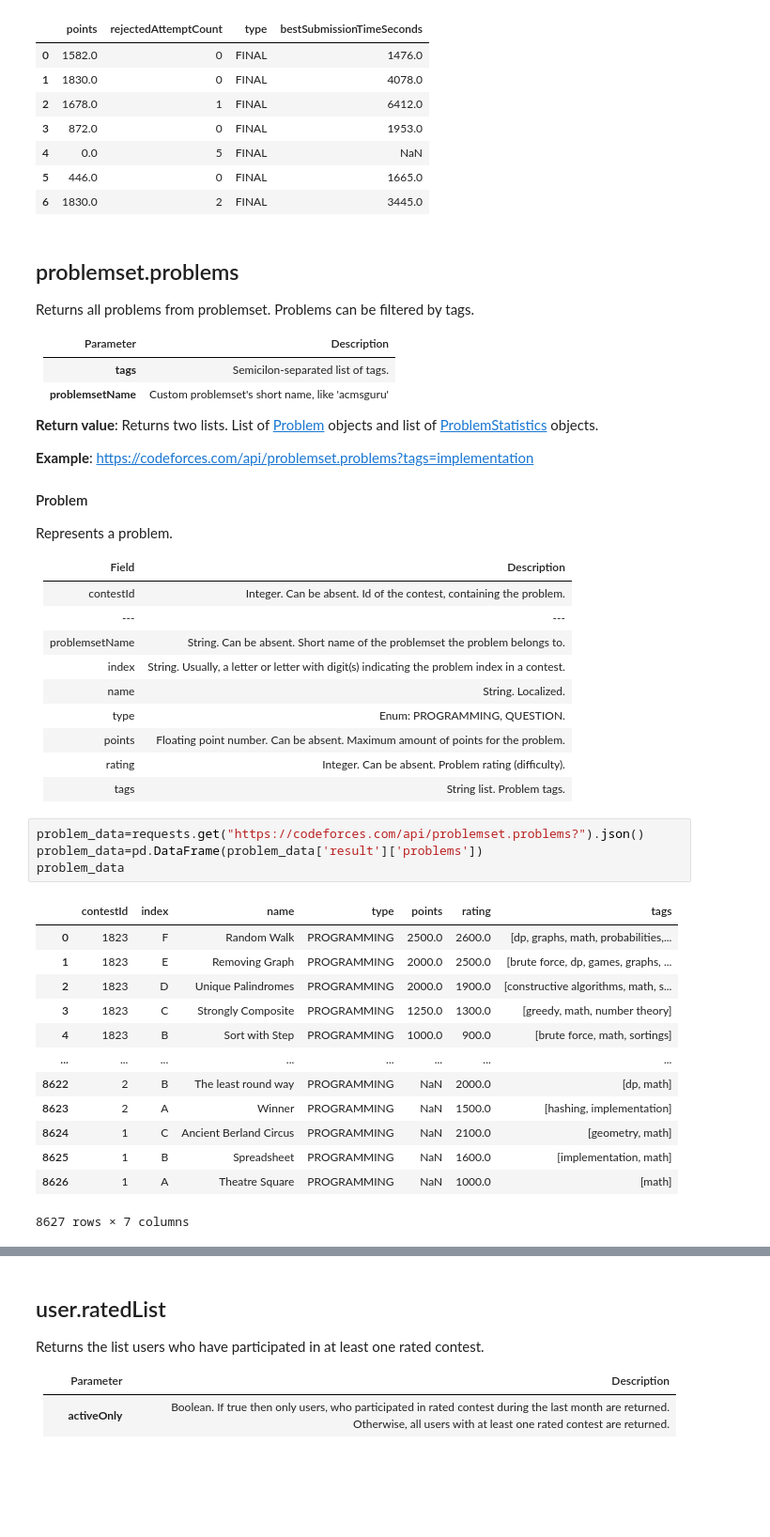
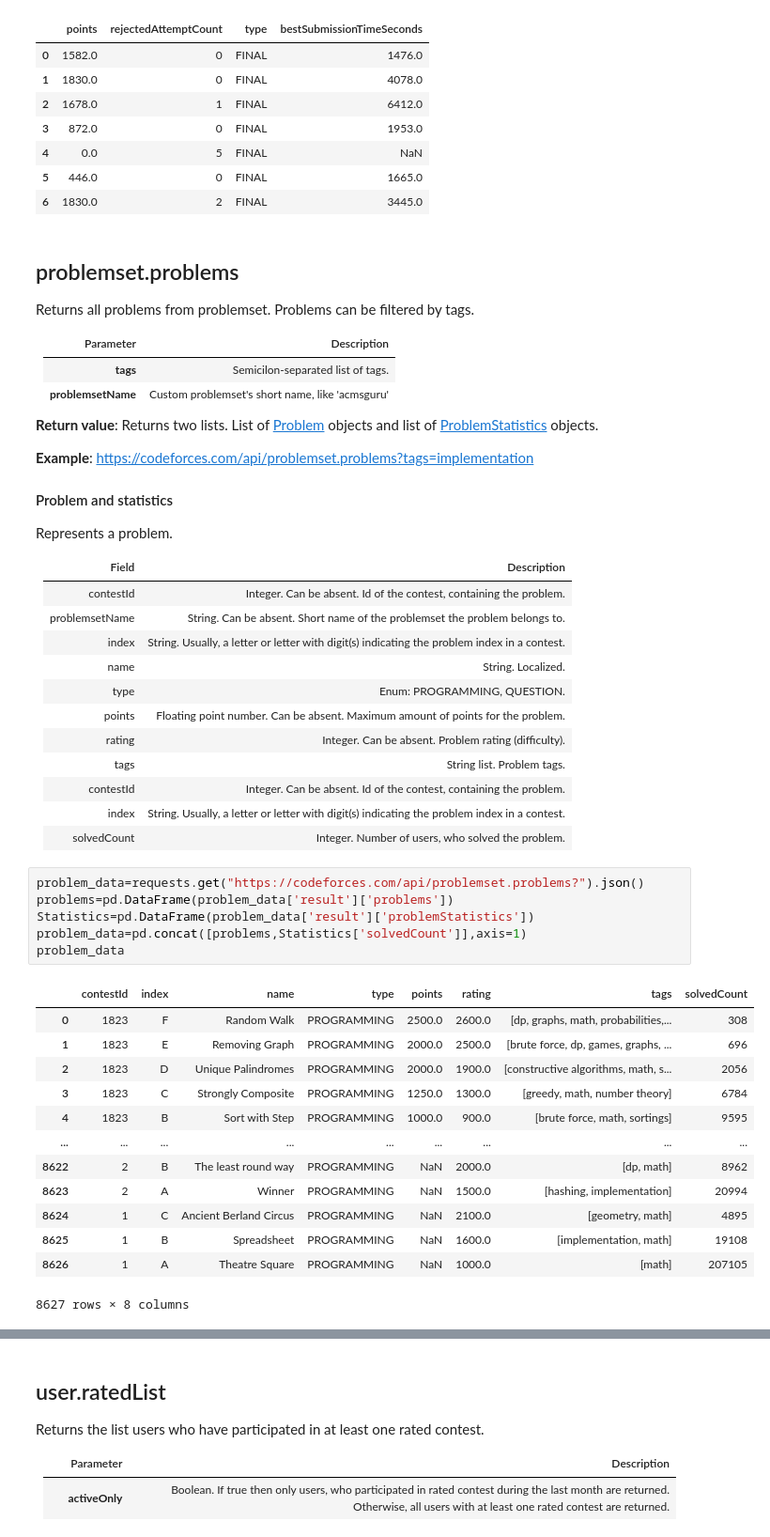
Before and after one commit to Eslam21/Codeforces_data_mining, a Jupyter notebook: Codeforces_Analysis.ipynb, the cells around one changed output, grey strips where cells are left out. Shown at 94% size. Drawn from its saved outputs; the diff is of its cells as text; blank space fills up the shorter version.

```diff
--- a/Codeforces_Analysis.ipynb
+++ b/Codeforces_Analysis.ipynb
@@ -231,14 +231,13 @@ Returns all problems from problemset. Problems can be filtered by tags.
 **Example**: <https://codeforces.com/api/problemset.problems?tags=implementation>
 
 
-#### Problem
+#### Problem and statistics
 
 Represents a problem.
 
 | Field | Description |
 | --- |  --- |
 | contestId | Integer. Can be absent. Id of the contest, containing the problem. |
-| --- |  --- |
 | problemsetName | String. Can be absent. Short name of the problemset the problem belongs to. |
 | index | String. Usually, a letter or letter with digit(s) indicating the problem index in a contest. |
 | name | String. Localized. |
@@ -246,21 +245,26 @@ Represents a problem.
 | points | Floating point number. Can be absent. Maximum amount of points for the problem. |
 | rating | Integer. Can be absent. Problem rating (difficulty). |
 | tags | String list. Problem tags. |
+| contestId | Integer. Can be absent. Id of the contest, containing the problem. |
+| index | String. Usually, a letter or letter with digit(s) indicating the problem index in a contest. |
+| solvedCount | Integer. Number of users, who solved the problem. |
 # %%
 problem_data=requests.get("https://codeforces.com/api/problemset.problems?").json()
-problem_data=pd.DataFrame(problem_data['result']['problems'])
+problems=pd.DataFrame(problem_data['result']['problems'])
+Statistics=pd.DataFrame(problem_data['result']['problemStatistics'])
+problem_data=pd.concat([problems,Statistics['solvedCount']],axis=1)
 problem_data
 # %% [output]
-|  | contestId | index | name | type | points | rating | tags |
-| 0 | 1823 | F | Random Walk | PROGRAMMING | 2500.0 | 2600.0 | [dp, graphs, math, probabilities,... |
-| 1 | 1823 | E | Removing Graph | PROGRAMMING | 2000.0 | 2500.0 | [brute force, dp, games, graphs, ... |
-| 2 | 1823 | D | Unique Palindromes | PROGRAMMING | 2000.0 | 1900.0 | [constructive algorithms, math, s... |
-| 3 | 1823 | C | Strongly Composite | PROGRAMMING | 1250.0 | 1300.0 | [greedy, math, number theory] |
-| 4 | 1823 | B | Sort with Step | PROGRAMMING | 1000.0 | 900.0 | [brute force, math, sortings] |
-| ... | ... | ... | ... | ... | ... | ... | ... |
-| 8622 | 2 | B | The least round way | PROGRAMMING | NaN | 2000.0 | [dp, math] |
-| 8623 | 2 | A | Winner | PROGRAMMING | NaN | 1500.0 | [hashing, implementation] |
-| 8624 | 1 | C | Ancient Berland Circus | PROGRAMMING | NaN | 2100.0 | [geometry, math] |
-| 8625 | 1 | B | Spreadsheet | PROGRAMMING | NaN | 1600.0 | [implementation, math] |
-| 8626 | 1 | A | Theatre Square | PROGRAMMING | NaN | 1000.0 | [math] |
+|  | contestId | index | name | type | points | rating | tags | solvedCount |
+| 0 | 1823 | F | Random Walk | PROGRAMMING | 2500.0 | 2600.0 | [dp, graphs, math, probabilities,... | 308 |
+| 1 | 1823 | E | Removing Graph | PROGRAMMING | 2000.0 | 2500.0 | [brute force, dp, games, graphs, ... | 696 |
+| 2 | 1823 | D | Unique Palindromes | PROGRAMMING | 2000.0 | 1900.0 | [constructive algorithms, math, s... | 2056 |
+| 3 | 1823 | C | Strongly Composite | PROGRAMMING | 1250.0 | 1300.0 | [greedy, math, number theory] | 6784 |
+| 4 | 1823 | B | Sort with Step | PROGRAMMING | 1000.0 | 900.0 | [brute force, math, sortings] | 9595 |
+| ... | ... | ... | ... | ... | ... | ... | ... | ... |
+| 8622 | 2 | B | The least round way | PROGRAMMING | NaN | 2000.0 | [dp, math] | 8962 |
+| 8623 | 2 | A | Winner | PROGRAMMING | NaN | 1500.0 | [hashing, implementation] | 20994 |
+| 8624 | 1 | C | Ancient Berland Circus | PROGRAMMING | NaN | 2100.0 | [geometry, math] | 4895 |
+| 8625 | 1 | B | Spreadsheet | PROGRAMMING | NaN | 1600.0 | [implementation, math] | 19108 |
+| 8626 | 1 | A | Theatre Square | PROGRAMMING | NaN | 1000.0 | [math] | 207105 |
-8627 rows × 7 columns
+8627 rows × 8 columns
```
Also changed, not shown: parts of 2 cells of this notebook.
